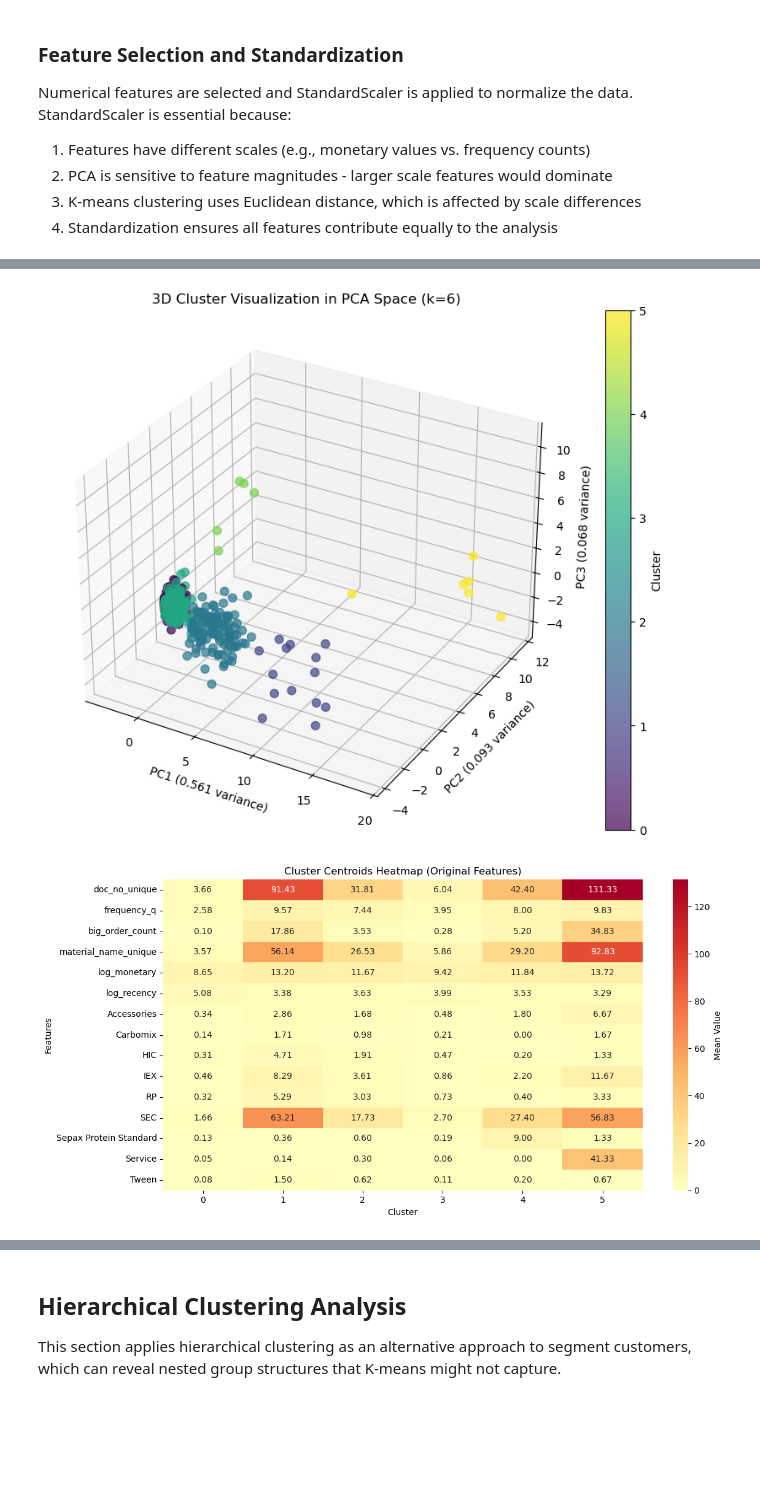
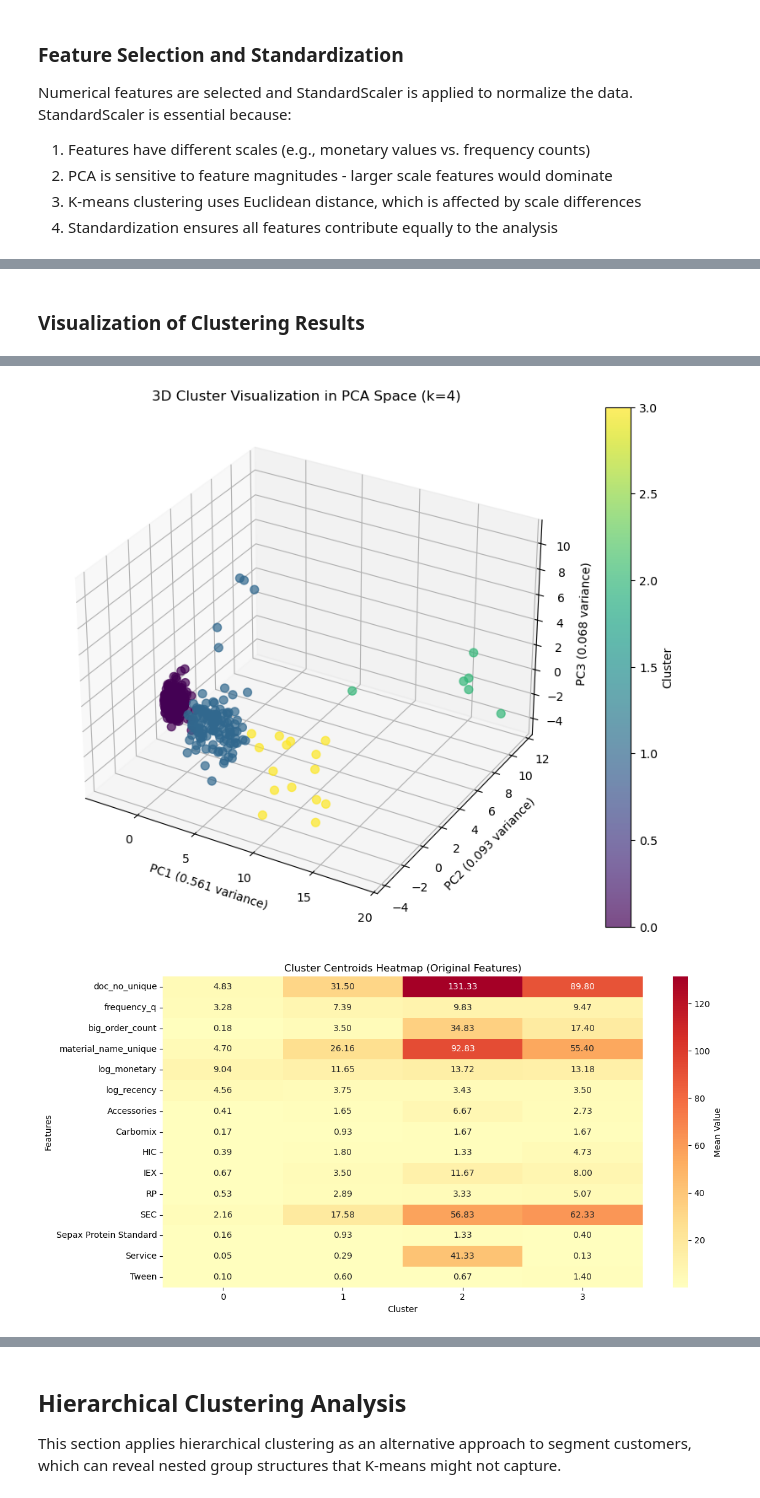
Before and after one commit to hanyuc97/simulated_customer_clustering, a Jupyter notebook: simulated_clustering.ipynb, the cells around one changed output, grey strips where cells are left out. Drawn from its saved outputs; the diff is of its cells as text; code cells hidden in the pictures; blank space fills up the shorter version.

```diff
--- a/simulated_clustering.ipynb
+++ b/simulated_clustering.ipynb
@@ -768,20 +832,22 @@ Tween                   0.169 -0.245 -0.272  0.762 -0.188  0.424 -0.121  0.107
+# %% [markdown]
+### Visualization of Clustering Results
 # %%
 # Visualize clustering results
 fig, axes = plt.subplots(2, 2, figsize=(15, 12))
 
 # Plot 1: Scatter plot in PCA space (PC1 vs PC2) colored by cluster
-if n_components_95 >= 2:
+if n_components_90 >= 2:
     axes[0, 0].scatter(X_pca[:, 0], X_pca[:, 1],
-                       c=active_customers_clustered['kmeans_cluster'], cmap='viridis', alpha=0.7)
+                       c=active_customers_clustered['kmeans_original_cluster'], cmap='viridis', alpha=0.7)
     axes[0, 0].set_xlabel(f'PC1 ({pca.explained_variance_ratio_[0]:.3f} variance)')
     axes[0, 0].set_ylabel(f'PC2 ({pca.explained_variance_ratio_[1]:.3f} variance)')
     axes[0, 0].set_title('Clusters in PCA Space (PC1 vs PC2)')
     axes[0, 0].grid(True, alpha=0.3)
 
 # Plot 2: Scatter plot in PCA space (PC1 vs PC3) colored by cluster
-if n_components_95 >= 3:
+if n_components_90 >= 3:
     axes[0, 1].scatter(X_pca[:, 0], X_pca[:, 2],
-                       c=active_customers_clustered['kmeans_cluster'], cmap='viridis', alpha=0.7)
+                       c=active_customers_clustered['kmeans_original_cluster'], cmap='viridis', alpha=0.7)
     axes[0, 1].set_xlabel(f'PC1 ({pca.explained_variance_ratio_[0]:.3f} variance)')
     axes[0, 1].set_ylabel(f'PC3 ({pca.explained_variance_ratio_[2]:.3f} variance)')
     axes[0, 1].set_title('Clusters in PCA Space (PC1 vs PC3)')
@@ -792,17 +858,17 @@ else:
 
 # Plot 3: Original feature space - monetary vs frequency_q colored by cluster
 axes[1, 0].scatter(active_customers_clustered['monetary'], active_customers_clustered['frequency_q'],
-                   c=active_customers_clustered['kmeans_cluster'], cmap='viridis', alpha=0.7)
+                   c=active_customers_clustered['kmeans_original_cluster'], cmap='viridis', alpha=0.7)
 axes[1, 0].set_xlabel('Monetary')
 axes[1, 0].set_ylabel('Frequency Q')
 axes[1, 0].set_title('Clusters: Monetary vs Frequency (Original Features)')
 axes[1, 0].grid(True, alpha=0.3)
 
 # Plot 4: Box plot showing cluster distribution across key original features
-cluster_melted = active_customers_clustered[['kmeans_cluster', 'monetary', 'frequency_q', 'log_monetary', 'log_recency']].melt(
-    id_vars=['kmeans_cluster'], var_name='feature', value_name='value')
+cluster_melted = active_customers_clustered[['kmeans_original_cluster', 'monetary', 'frequency_q', 'log_monetary', 'log_recency']].melt(
+    id_vars=['kmeans_original_cluster'], var_name='feature', value_name='value')
 
-sns.boxplot(data=cluster_melted, x='feature', y='value', hue='kmeans_cluster', ax=axes[1, 1])
+sns.boxplot(data=cluster_melted, x='feature', y='value', hue='kmeans_original_cluster', ax=axes[1, 1])
 axes[1, 1].set_title('Feature Distribution by Cluster')
 axes[1, 1].tick_params(axis='x', rotation=45)
 
@@ -810,13 +876,13 @@ plt.tight_layout()
 plt.show()
 
 # Additional visualization: 3D scatter plot in PCA space
-if n_components_95 >= 3:
+if n_components_90 >= 3:
     fig = plt.figure(figsize=(12, 8))
     ax = fig.add_subplot(111, projection='3d')
 
     # Create 3D scatter plot using first 3 principal components
     scatter = ax.scatter(X_pca[:, 0], X_pca[:, 1], X_pca[:, 2],
-                        c=active_customers_clustered['kmeans_cluster'],
+                        c=active_customers_clustered['kmeans_original_cluster'],
                         cmap='viridis',
                         alpha=0.7,
                         s=50)
@@ -832,7 +898,7 @@ if n_components_95 >= 3:
 
 # Heatmap of cluster centroids in original feature space
 plt.figure(figsize=(12, 6))
-sns.heatmap(cluster_summary.T, annot=True, cmap='RdYlBu_r', center=0,
+sns.heatmap(cluster_summary_original.T, annot=True, cmap='RdYlBu_r', center=0,
             cbar_kws={'label': 'Mean Value'}, fmt='.2f')
 plt.title('Cluster Centroids Heatmap (Original Features)')
 plt.xlabel('Cluster')
@@ -854,2 +920,2 @@ plt.show()
-[figure, old version]
+[figure, new version]
-[figure, old version]
+[figure, new version]
```
Also changed, not shown: parts of 20 cells of this notebook.
